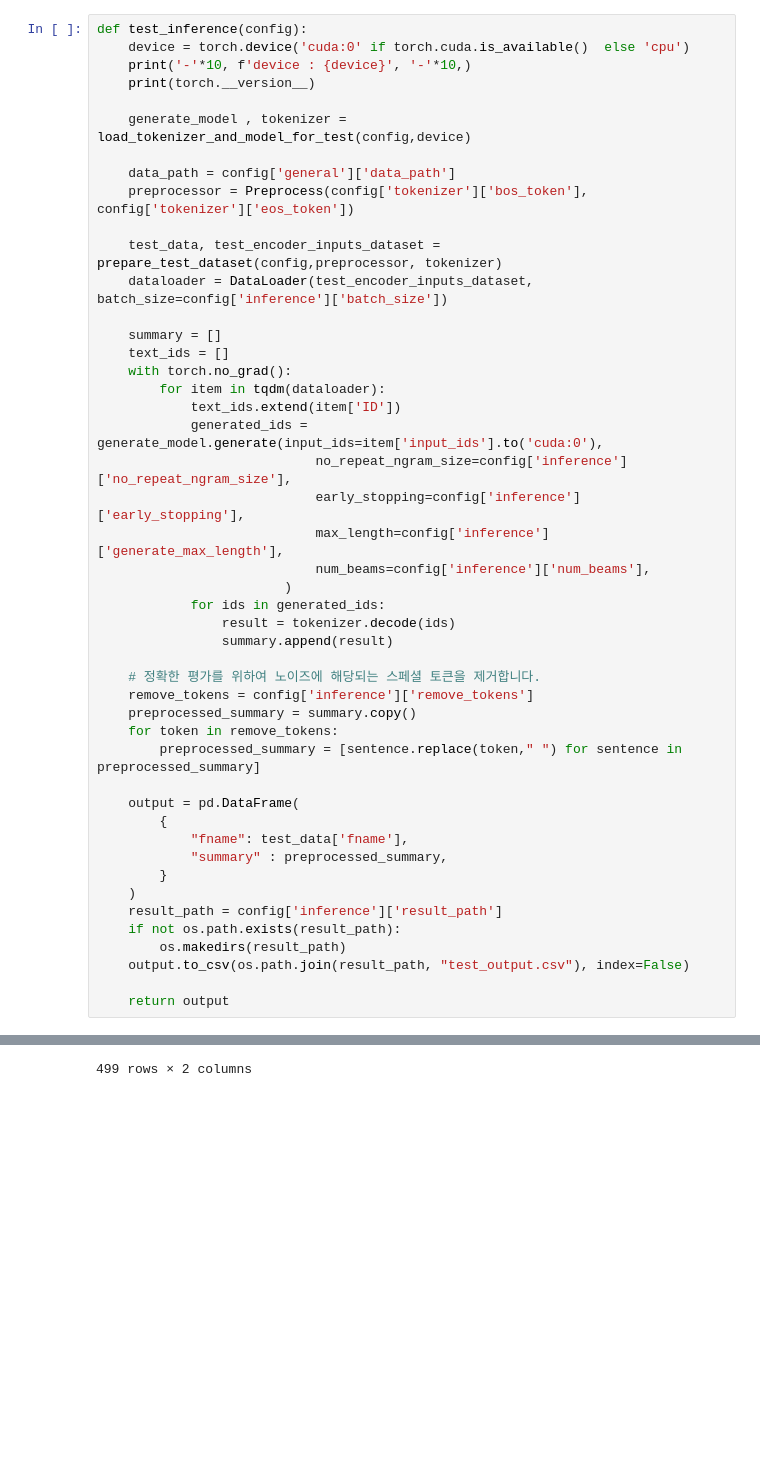
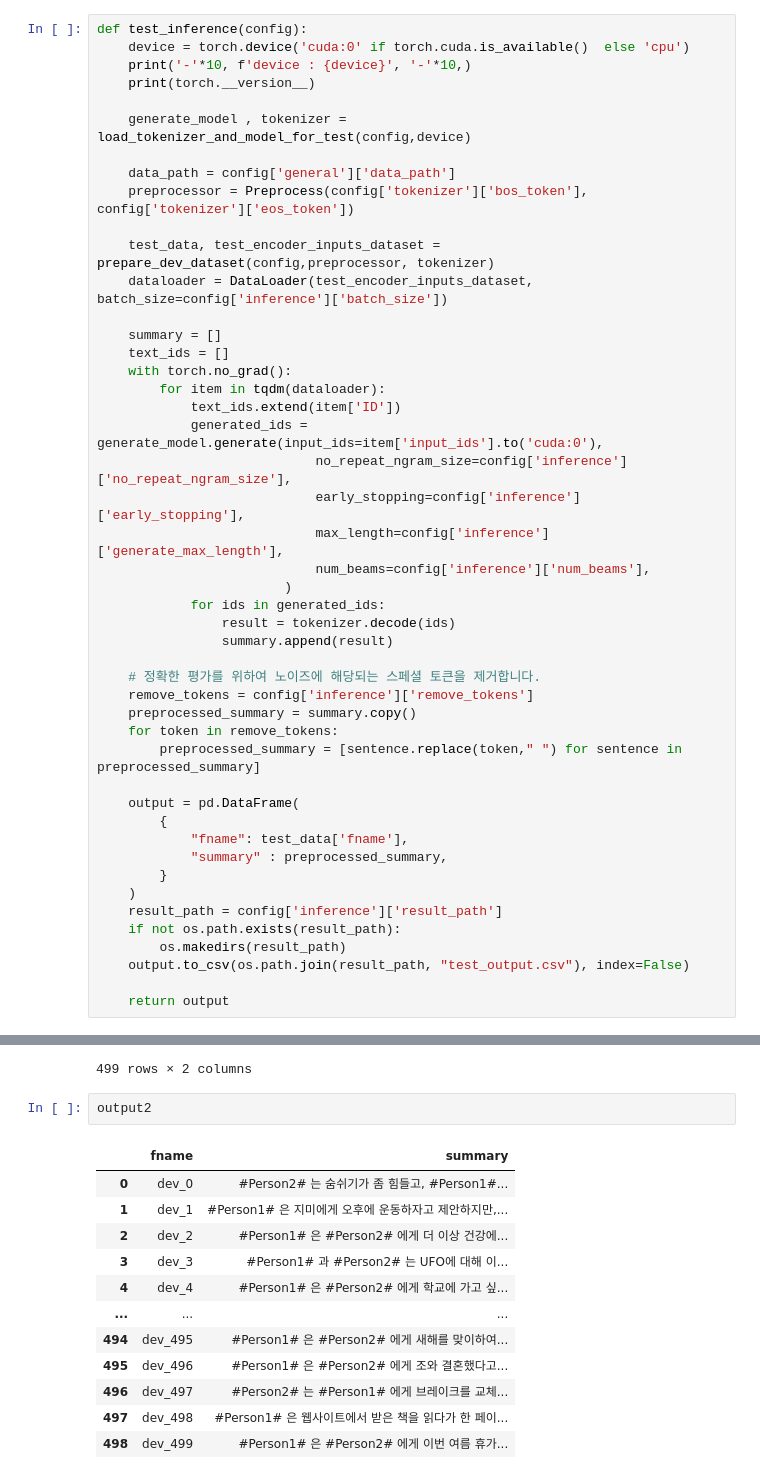
Before and after one commit to UpstageAILab2/upstage-nlp-summarization-nlp-06, a Jupyter notebook: LSH/test.ipynb, the cells around one changed output, grey strips where cells are left out. Saved outputs shown, nothing was run; the diff lists cells and outputs as text; blank space fills up the shorter version.

```diff
--- a/LSH/test.ipynb
+++ b/LSH/test.ipynb
@@ -667,7 +657,7 @@ def test_inference(config):
     data_path = config['general']['data_path']
     preprocessor = Preprocess(config['tokenizer']['bos_token'], config['tokenizer']['eos_token'])
 
-    test_data, test_encoder_inputs_dataset = prepare_test_dataset(config,preprocessor, tokenizer)
+    test_data, test_encoder_inputs_dataset = prepare_dev_dataset(config,preprocessor, tokenizer)
     dataloader = DataLoader(test_encoder_inputs_dataset, batch_size=config['inference']['batch_size'])
 
     summary = []
@@ -773,3 +760,18 @@ output  # 각 대화문에 대한 요약문이 출력됨을 확인할 수 있습
 | 497 | test_498 | 스티브는 계약이 다음 달에 끝나기 때문에 새 집을 찾고 있다... |
 | 498 | test_499 | 벳시는 승진하고 친구들 모두를 위한 큰 파티를 열려고 한다.... |
 499 rows × 2 columns
+# %%
+output2
+# %% [output]
+|  | fname | summary |
+| 0 | dev_0 | #Person2# 는 숨쉬기가 좀 힘들고, #Person1#... |
+| 1 | dev_1 | #Person1# 은 지미에게 오후에 운동하자고 제안하지만,... |
+| 2 | dev_2 | #Person1# 은 #Person2# 에게 더 이상 건강에... |
+| 3 | dev_3 | #Person1# 과 #Person2# 는 UFO에 대해 이... |
+| 4 | dev_4 | #Person1# 은 #Person2# 에게 학교에 가고 싶... |
+| ... | ... | ... |
+| 494 | dev_495 | #Person1# 은 #Person2# 에게 새해를 맞이하여... |
+| 495 | dev_496 | #Person1# 은 #Person2# 에게 조와 결혼했다고... |
+| 496 | dev_497 | #Person2# 는 #Person1# 에게 브레이크를 교체... |
+| 497 | dev_498 | #Person1# 은 웹사이트에서 받은 책을 읽다가 한 페이... |
+| 498 | dev_499 | #Person1# 은 #Person2# 에게 이번 여름 휴가... |
```
Also changed, not shown: parts of 13 cells of this notebook.
